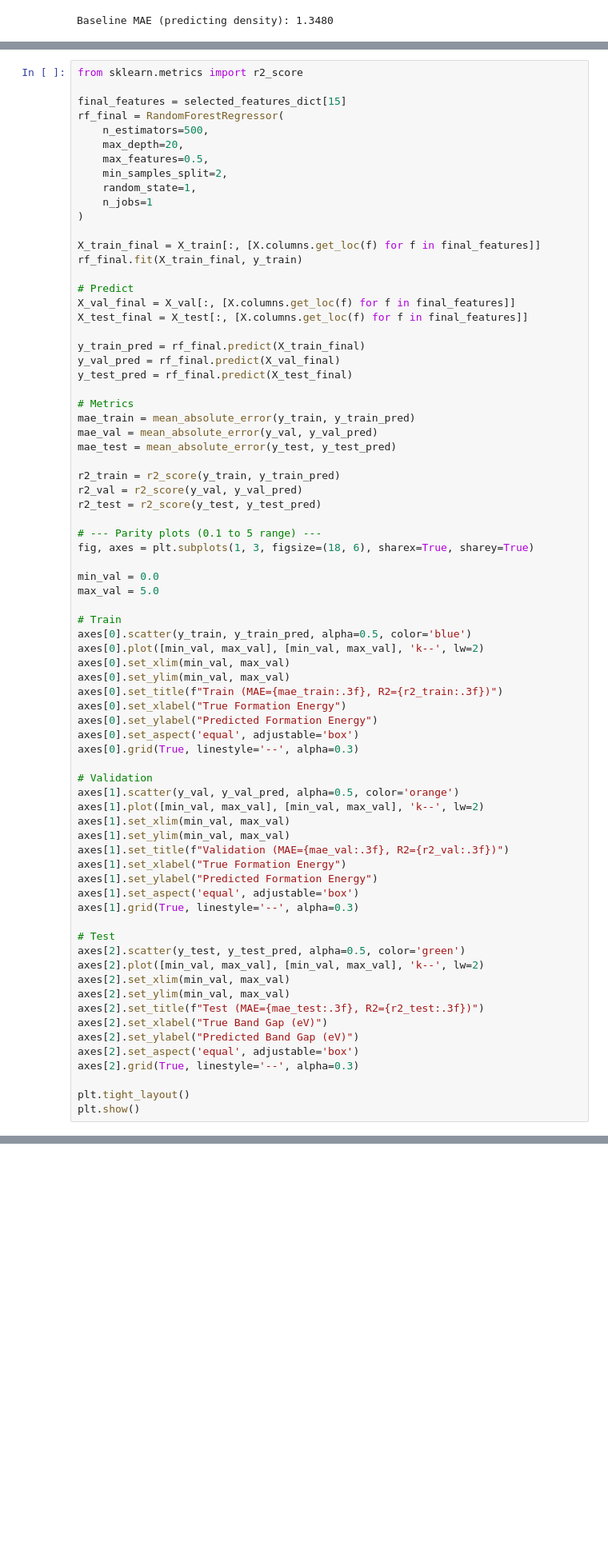
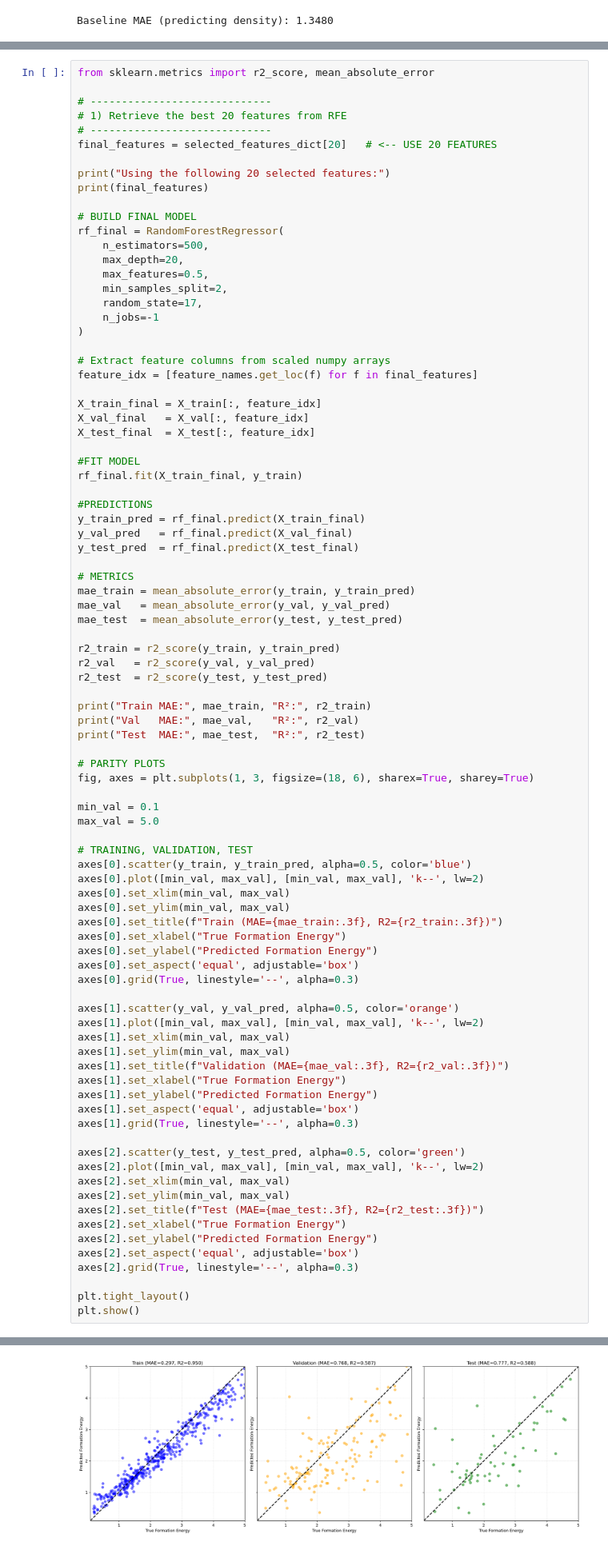
Before and after one commit to coenradtt/ML4MSD-HW-CoenradtT, a Jupyter notebook: Final Project/Final_project_template.ipynb, the cells around one changed output, grey strips where cells are left out. Shown at 80% size. Cells and saved outputs as stored; diff of their text form; blank space fills up the shorter version.

```diff
--- a/Final Project/Final_project_template.ipynb
+++ b/Final Project/Final_project_template.ipynb
@@ -768,45 +895,61 @@ plt.show()
 # %% [output]
 [figure]
 # %%
-from sklearn.metrics import r2_score
+from sklearn.metrics import r2_score, mean_absolute_error
 
-final_features = selected_features_dict[15]
+# -----------------------------
+# 1) Retrieve the best 20 features from RFE
+# -----------------------------
+final_features = selected_features_dict[20]   # <-- USE 20 FEATURES
+
+print("Using the following 20 selected features:")
+print(final_features)
+
+# BUILD FINAL MODEL
 rf_final = RandomForestRegressor(
     n_estimators=500,
     max_depth=20,
     max_features=0.5,
     min_samples_split=2,
-    random_state=1,
-    n_jobs=1
+    random_state=17,
+    n_jobs=-1
 )
 
-X_train_final = X_train[:, [X.columns.get_loc(f) for f in final_features]]
+# Extract feature columns from scaled numpy arrays
+feature_idx = [feature_names.get_loc(f) for f in final_features]
+
+X_train_final = X_train[:, feature_idx]
+X_val_final   = X_val[:, feature_idx]
+X_test_final  = X_test[:, feature_idx]
+
+#FIT MODEL
 rf_final.fit(X_train_final, y_train)
 
-# Predict
-X_val_final = X_val[:, [X.columns.get_loc(f) for f in final_features]]
-X_test_final = X_test[:, [X.columns.get_loc(f) for f in final_features]]
+#PREDICTIONS
+y_train_pred = rf_final.predict(X_train_final)
+y_val_pred   = rf_final.predict(X_val_final)
+y_test_pred  = rf_final.predict(X_test_final)
 
-y_train_pred = rf_final.predict(X_train_final)
-y_val_pred = rf_final.predict(X_val_final)
-y_test_pred = rf_final.predict(X_test_final)
-
-# Metrics
+# METRICS
 mae_train = mean_absolute_error(y_train, y_train_pred)
-mae_val = mean_absolute_error(y_val, y_val_pred)
-mae_test = mean_absolute_error(y_test, y_test_pred)
+mae_val   = mean_absolute_error(y_val, y_val_pred)
+mae_test  = mean_absolute_error(y_test, y_test_pred)
 
 r2_train = r2_score(y_train, y_train_pred)
-r2_val = r2_score(y_val, y_val_pred)
-r2_test = r2_score(y_test, y_test_pred)
+r2_val   = r2_score(y_val, y_val_pred)
+r2_test  = r2_score(y_test, y_test_pred)
 
-# --- Parity plots (0.1 to 5 range) ---
+print("Train MAE:", mae_train, "R²:", r2_train)
+print("Val   MAE:", mae_val,   "R²:", r2_val)
+print("Test  MAE:", mae_test,  "R²:", r2_test)
+
+# PARITY PLOTS
 fig, axes = plt.subplots(1, 3, figsize=(18, 6), sharex=True, sharey=True)
 
-min_val = 0.0
+min_val = 0.1
 max_val = 5.0
 
-# Train
+# TRAINING, VALIDATION, TEST
 axes[0].scatter(y_train, y_train_pred, alpha=0.5, color='blue')
 axes[0].plot([min_val, max_val], [min_val, max_val], 'k--', lw=2)
 axes[0].set_xlim(min_val, max_val)
@@ -817,7 +960,6 @@ axes[0].set_ylabel("Predicted Formation Energy")
 axes[0].set_aspect('equal', adjustable='box')
 axes[0].grid(True, linestyle='--', alpha=0.3)
 
-# Validation
 axes[1].scatter(y_val, y_val_pred, alpha=0.5, color='orange')
 axes[1].plot([min_val, max_val], [min_val, max_val], 'k--', lw=2)
 axes[1].set_xlim(min_val, max_val)
@@ -828,14 +970,13 @@ axes[1].set_ylabel("Predicted Formation Energy")
 axes[1].set_aspect('equal', adjustable='box')
 axes[1].grid(True, linestyle='--', alpha=0.3)
 
-# Test
 axes[2].scatter(y_test, y_test_pred, alpha=0.5, color='green')
 axes[2].plot([min_val, max_val], [min_val, max_val], 'k--', lw=2)
 axes[2].set_xlim(min_val, max_val)
 axes[2].set_ylim(min_val, max_val)
 axes[2].set_title(f"Test (MAE={mae_test:.3f}, R2={r2_test:.3f})")
-axes[2].set_xlabel("True Band Gap (eV)")
-axes[2].set_ylabel("Predicted Band Gap (eV)")
+axes[2].set_xlabel("True Formation Energy")
+axes[2].set_ylabel("Predicted Formation Energy")
 axes[2].set_aspect('equal', adjustable='box')
 axes[2].grid(True, linestyle='--', alpha=0.3)
 
@@ -845,0 +991 @@ KeyError: 'ews_0'
+[figure, added]
```
Also changed, not shown: parts of 7 cells of this notebook.
